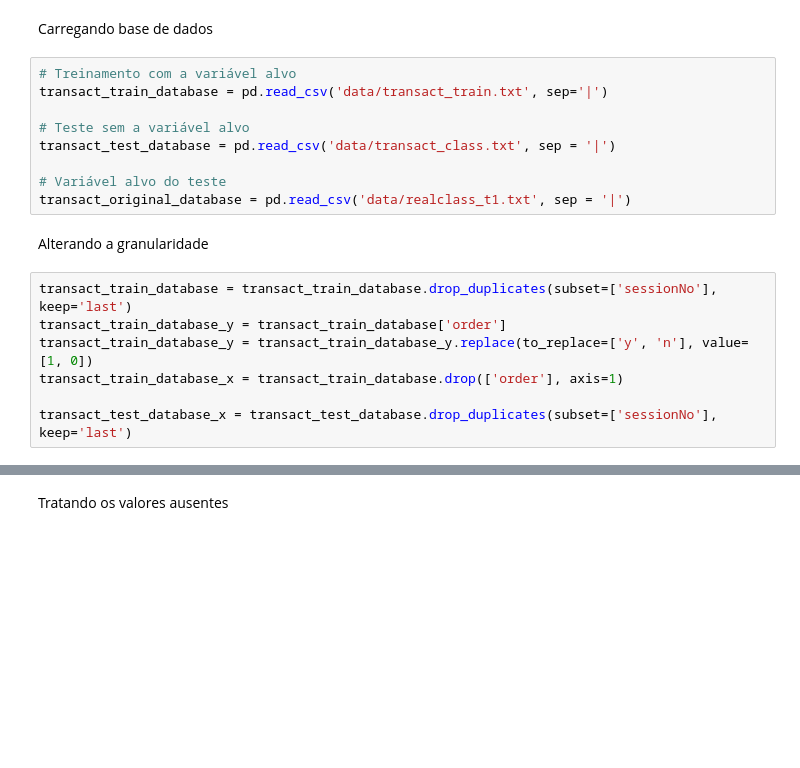
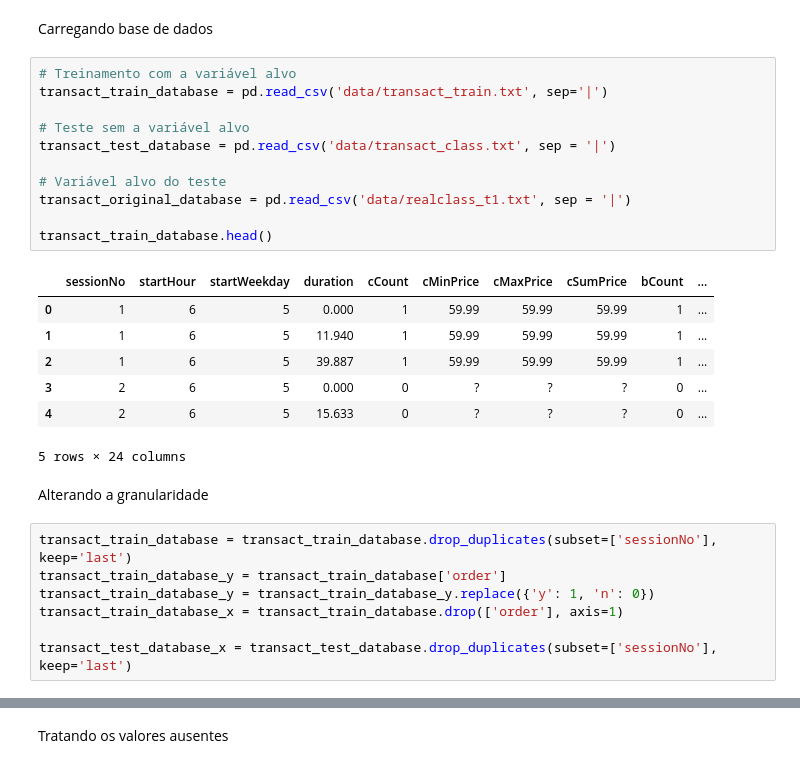
Before and after one commit to UendelC/variable-selection-project, a Jupyter notebook: projeto-2/pre-processing.ipynb, the cells around one changed output, grey strips where cells are left out. Drawn from its saved outputs; the diff is of its cells as text; blank space fills up the shorter version.

```diff
--- a/projeto-2/pre-processing.ipynb
+++ b/projeto-2/pre-processing.ipynb
@@ -8,18 +8,28 @@ Carregando base de dados
 # %%
 # Treinamento com a variável alvo
 transact_train_database = pd.read_csv('data/transact_train.txt', sep='|')
 
 # Teste sem a variável alvo
 transact_test_database = pd.read_csv('data/transact_class.txt', sep = '|')
 
 # Variável alvo do teste
 transact_original_database = pd.read_csv('data/realclass_t1.txt', sep = '|')
+
+transact_train_database.head()
+# %% [output]
+|  | sessionNo | startHour | startWeekday | duration | cCount | cMinPrice | cMaxPrice | cSumPrice | bCount | ... |
+| 0 | 1 | 6 | 5 | 0.000 | 1 | 59.99 | 59.99 | 59.99 | 1 | ... |
+| 1 | 1 | 6 | 5 | 11.940 | 1 | 59.99 | 59.99 | 59.99 | 1 | ... |
+| 2 | 1 | 6 | 5 | 39.887 | 1 | 59.99 | 59.99 | 59.99 | 1 | ... |
+| 3 | 2 | 6 | 5 | 0.000 | 0 | ? | ? | ? | 0 | ... |
+| 4 | 2 | 6 | 5 | 15.633 | 0 | ? | ? | ? | 0 | ... |
+5 rows × 24 columns
 # %% [markdown]
 Alterando a granularidade
 # %%
 transact_train_database = transact_train_database.drop_duplicates(subset=['sessionNo'], keep='last')
 transact_train_database_y = transact_train_database['order']
-transact_train_database_y = transact_train_database_y.replace(to_replace=['y', 'n'], value=[1, 0])
+transact_train_database_y = transact_train_database_y.replace({'y': 1, 'n': 0})
 transact_train_database_x = transact_train_database.drop(['order'], axis=1)
 
 transact_test_database_x = transact_test_database.drop_duplicates(subset=['sessionNo'], keep='last')
```
Also changed, not shown: parts of 32 cells of this notebook.
